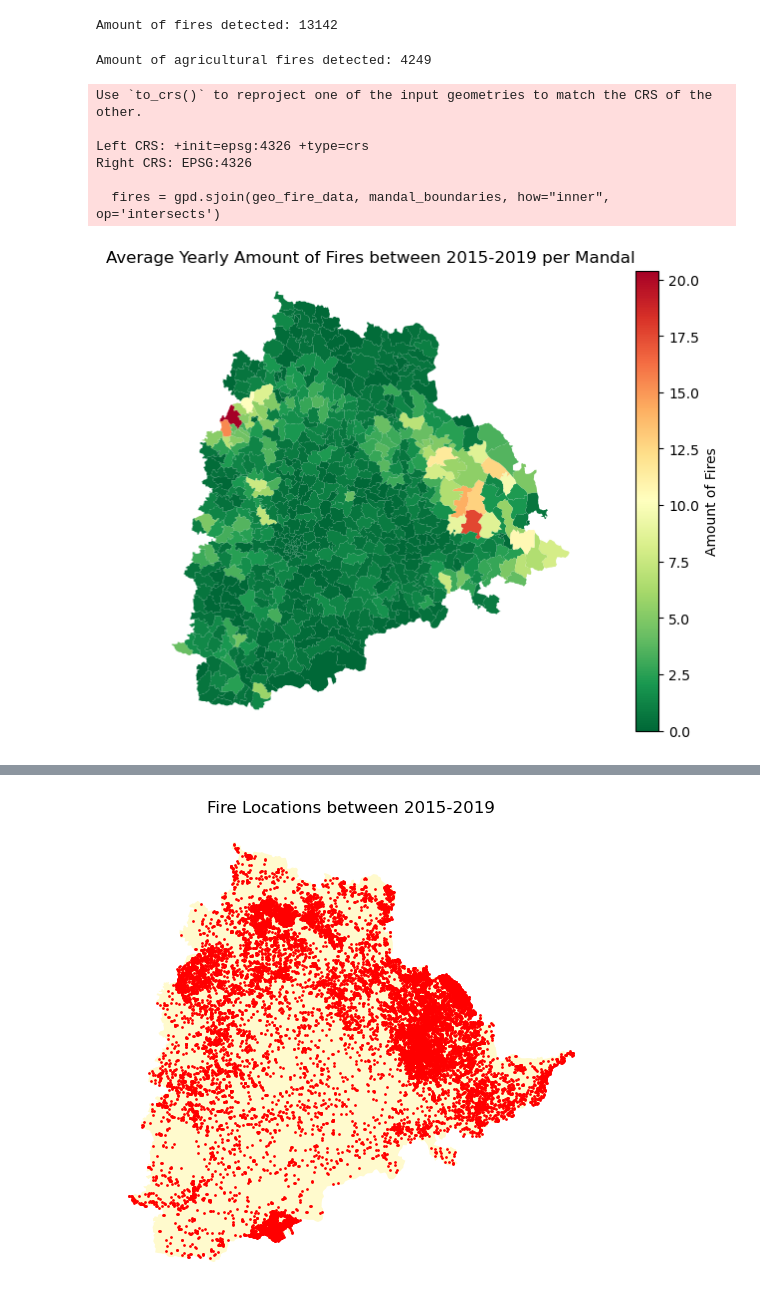
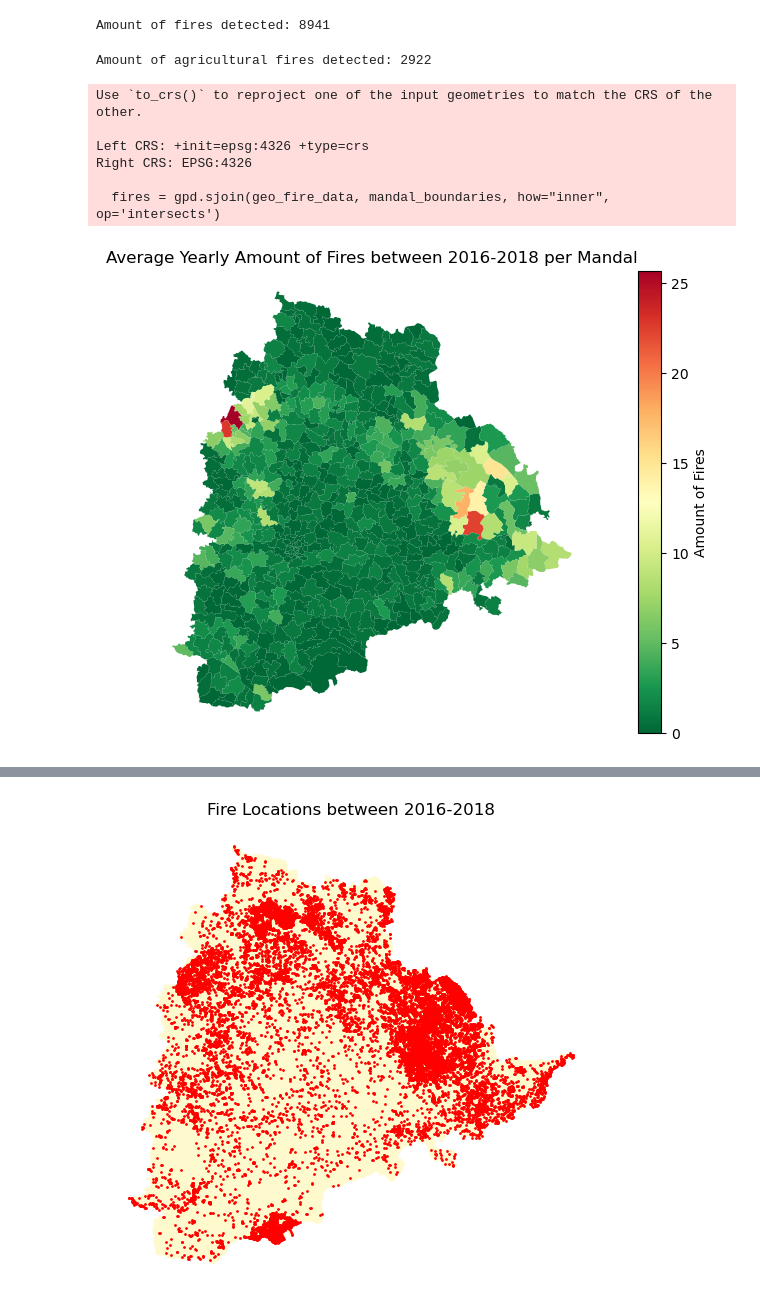
Before and after one commit to undpindia/dicra, a Jupyter notebook: analytics/sandbox/notebooks/crop_fires/DPPD_Jesse/other/Fires Analysis.ipynb, the cells around one changed output, grey strips where cells are left out. Drawn from its saved outputs; the diff is of its cells as text; code cells hidden in the pictures.

```diff
--- a/analytics/sandbox/notebooks/crop_fires/DPPD_Jesse/other/Fires Analysis.ipynb
+++ b/analytics/sandbox/notebooks/crop_fires/DPPD_Jesse/other/Fires Analysis.ipynb
@@ -36,16 +36,16 @@ geo_fire_data['year'] = (geo_fire_data['acq_date']).dt.year
 geo_fire_data['month'] = (geo_fire_data['acq_date']).dt.month
 
 #Select complete years (2015-2020)
-geo_fire_data = geo_fire_data[(geo_fire_data['acq_date'] >= '2015-01-01') & (geo_fire_data['acq_date'] < '2020-01-1')]
+geo_fire_data = geo_fire_data[(geo_fire_data['acq_date'] >= '2016-01-01') & (geo_fire_data['acq_date'] < '2019-01-1')]
 # %%
 print('Amount of fires detected: ' + str(len(geo_fire_data)))
 # %% [output]
-Amount of fires detected: 13142
+Amount of fires detected: 8941
 # %%
 geo_fire_data = geo_fire_data[geo_fire_data['agricultural']==1]
 print('Amount of agricultural fires detected: '+ str(len(geo_fire_data)))
 # %% [output]
-Amount of agricultural fires detected: 4249
+Amount of agricultural fires detected: 2922
 # %%
 fires = gpd.sjoin(geo_fire_data, mandal_boundaries, how="inner", op='intersects')
 
@@ -53,35 +53,35 @@ fires = gpd.sjoin(geo_fire_data, mandal_boundaries, how="inner", op='intersects'
 fires_count = fires.sort_values(by=['year'])
 fires_count['Fire'] = 1
 
 #Sum amount of frp (fire radiative power) per mandal per month per year make sure that if no fire happens at a specific time write a zero
 fires_count = fires_count.groupby(['Dist_Name', 'Mandal_Nam', 'year'])['Fire'].sum().unstack(fill_value=0).stack().reset_index()
 fires_count = fires_count.groupby(['Dist_Name', 'Mandal_Nam'])[0].mean().reset_index()
 
 mandal_boundaries = mandal_boundaries.reset_index()
 fires_count = fires_count.merge(mandal_boundaries[['Dist_Name', 'Mandal_Nam', 'geometry', 'index']], how='left', on=['Dist_Name', 'Mandal_Nam'])
 
 indexes = fires_count['index'].to_list()
 
 for i in range(0, len(mandal_boundaries)):
     if mandal_boundaries['index'].iloc[i] not in indexes:
         data = {'Dist_Name': mandal_boundaries['Dist_Name'].iloc[i], 'Mandal_Nam': mandal_boundaries['Mandal_Nam'].iloc[i], 0 : 0, 'geometry': mandal_boundaries['geometry'].iloc[i], 'index': mandal_boundaries['index'].iloc[i]}
         fires_count = fires_count.append(data, ignore_index=True)
 
 
 fires_count = gpd.GeoDataFrame(fires_count,geometry = 'geometry', crs = {'init': 'epsg:4326'})
 
 fires_count.plot(column = 0, legend = True, cmap = 'RdYlGn_r', figsize = (12, 6), legend_kwds = {'label': 'Amount of Fires'}, )
-plt.title('Average Yearly Amount of Fires between 2015-2019 per Mandal')
+plt.title('Average Yearly Amount of Fires between 2016-2018 per Mandal')
 plt.axis('off')
 plt.show()
 # %% [output]
 Use `to_crs()` to reproject one of the input geometries to match the CRS of the other.
 
 Left CRS: +init=epsg:4326 +type=crs
 Right CRS: EPSG:4326
 
   fires = gpd.sjoin(geo_fire_data, mandal_boundaries, how="inner", op='intersects')
-[figure, old version]
+[figure, new version]
 # %%
 fires_count.sort_values(by=0, ascending = False)
 #fires_count[0].mean()
```
Also changed, not shown: parts of 4 cells of this notebook, 12 other files.
